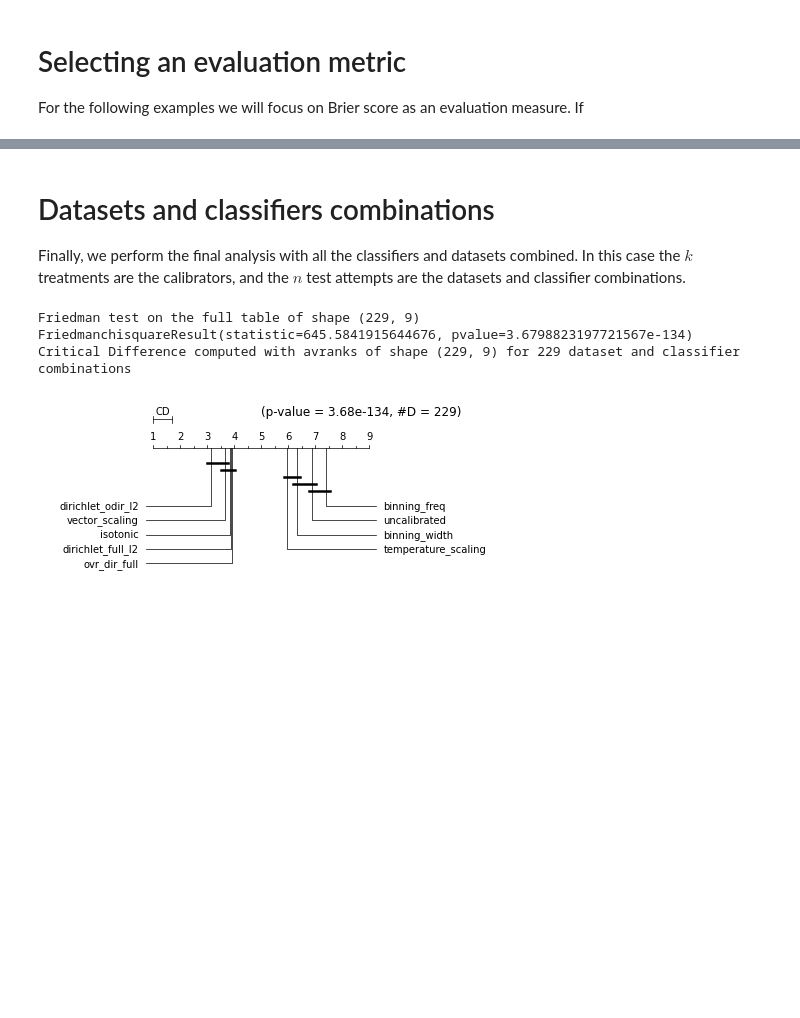
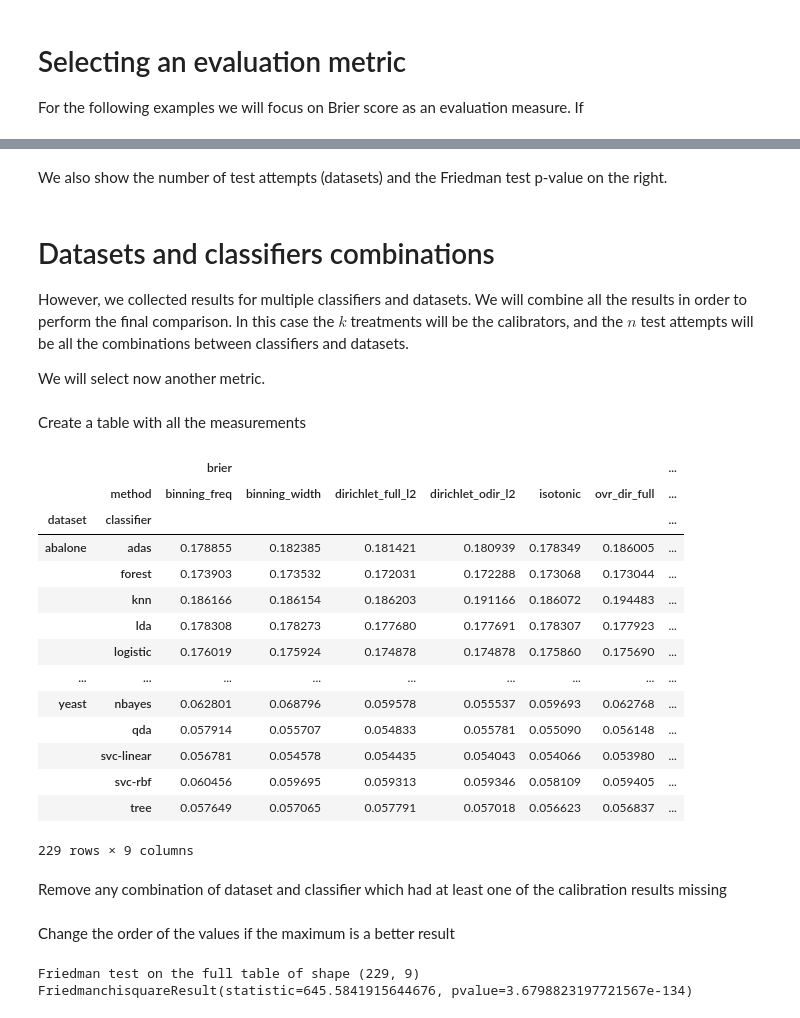
Before and after one commit to classifier-calibration/hands_on, a Jupyter notebook: notebooks/4_pipeline_train_evaluate.ipynb, the cells around one changed output, grey strips where cells are left out. Saved outputs shown, nothing was run; the diff lists cells and outputs as text; code cells hidden in the pictures; blank space fills up the shorter version.

```diff
--- a/notebooks/4_pipeline_train_evaluate.ipynb
+++ b/notebooks/4_pipeline_train_evaluate.ipynb
@@ -138,35 +225,9 @@ Critical Difference computed with avranks of shape (9,) for 21 datasets
 [figure]
+# %% [markdown]
+We also show the number of test attempts (datasets) and the Friedman test p-value on the right.
 # %% [markdown]
 # Datasets and classifiers combinations
 
-Finally, we perform the final analysis with all the classifiers and datasets combined. In this case the $k$ treatments are the calibrators, and the $n$ test attempts are the datasets and classifier combinations.
+However, we collected results for multiple classifiers and datasets. We will combine all the results in order to perform the final comparison. In this case the $k$ treatments will be the calibrators, and the $n$ test attempts will be all the combinations between classifiers and datasets.
+
+We will select now another metric.
-# %%
-## --------------------------------------------------------------##
-## Aggregated rankings
-# Perform rankings of dataset+classifier vs calibration method
-table = df_results.pivot_table(index=['dataset', 'classifier'],
-                       columns=['method'],
-                       values=[measure], aggfunc=np.mean)
-#table = table.reindex(new_order, axis=1, level='method')
-#table.sort_index(inplace=True)
-# Remove datasets and classifier combinations in which one of the experiments failed
-table = table[~table.isna().any(axis=1)]
-if max_is_better:
-    table *= -1
-ranking_table_all = table.apply(rankdata, axis=1).mean()
-ftest = compute_friedmanchisquare(table)
-print('Friedman test on the full table of shape {}'.format(
-            np.shape(table)))
-print(ftest)
-print(('Critical Difference computed with avranks of shape {} for ' +
-       '{} dataset and classifier combinations').format(np.shape(table),
-                             len(table)))
-_ = plot_critical_difference(avranks=ranking_table_all,
-                           num_datasets=len(table),
-                           names=table.columns.levels[1],
-                           title='(p-value = {:.2e}, #D = {})'.format(ftest.pvalue, len(table)))
-# %% [output]
-Friedman test on the full table of shape (229, 9)
-FriedmanchisquareResult(statistic=645.5841915644676, pvalue=3.6798823197721567e-134)
-Critical Difference computed with avranks of shape (229, 9) for 229 dataset and classifier combinations
-[figure, removed]
@@ -172,0 +237,26 @@ Critical Difference computed with avranks of shape (229, 9) for 229 dataset and
+# %% [markdown]
+Create a table with all the measurements
+# %%
+table = df_results.pivot_table(index=['dataset', 'classifier'],
+                       columns=['method'],
+                       values=[measure], aggfunc=np.mean)
+
+table
+# %% [output]
+|  |  | brier |  |  |  |  |  | ... |
+|  | method | binning_freq | binning_width | dirichlet_full_l2 | dirichlet_odir_l2 | isotonic | ovr_dir_full | ... |
+| dataset | classifier |  |  |  |  |  |  | ... |
+| abalone | adas | 0.178855 | 0.182385 | 0.181421 | 0.180939 | 0.178349 | 0.186005 | ... |
+|  | forest | 0.173903 | 0.173532 | 0.172031 | 0.172288 | 0.173068 | 0.173044 | ... |
+|  | knn | 0.186166 | 0.186154 | 0.186203 | 0.191166 | 0.186072 | 0.194483 | ... |
+|  | lda | 0.178308 | 0.178273 | 0.177680 | 0.177691 | 0.178307 | 0.177923 | ... |
+|  | logistic | 0.176019 | 0.175924 | 0.174878 | 0.174878 | 0.175860 | 0.175690 | ... |
+| ... | ... | ... | ... | ... | ... | ... | ... | ... |
+| yeast | nbayes | 0.062801 | 0.068796 | 0.059578 | 0.055537 | 0.059693 | 0.062768 | ... |
+|  | qda | 0.057914 | 0.055707 | 0.054833 | 0.055781 | 0.055090 | 0.056148 | ... |
+|  | svc-linear | 0.056781 | 0.054578 | 0.054435 | 0.054043 | 0.054066 | 0.053980 | ... |
+|  | svc-rbf | 0.060456 | 0.059695 | 0.059313 | 0.059346 | 0.058109 | 0.059405 | ... |
+|  | tree | 0.057649 | 0.057065 | 0.057791 | 0.057018 | 0.056623 | 0.056837 | ... |
+229 rows × 9 columns
+# %% [markdown]
+Remove any combination of dataset and classifier which had at least one of the calibration results missing
@@ -172,0 +265,2 @@ Critical Difference computed with avranks of shape (229, 9) for 229 dataset and
+# %% [markdown]
+Change the order of the values if the maximum is a better result
@@ -172,0 +270,8 @@ Critical Difference computed with avranks of shape (229, 9) for 229 dataset and
+# %%
+ftest = compute_friedmanchisquare(table)
+print('Friedman test on the full table of shape {}'.format(
+            np.shape(table)))
+print(ftest)
+# %% [output]
+Friedman test on the full table of shape (229, 9)
+FriedmanchisquareResult(statistic=645.5841915644676, pvalue=3.6798823197721567e-134)
```
Also changed, not shown: parts of 32 cells of this notebook, 1 other file.
